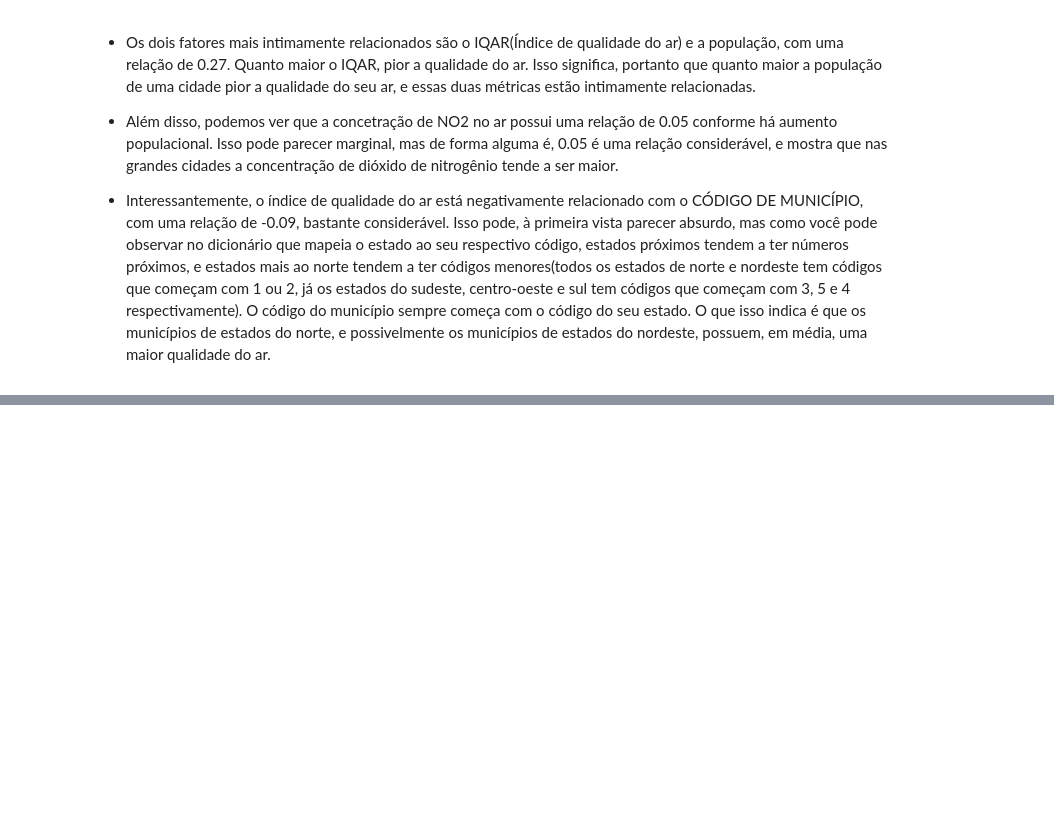
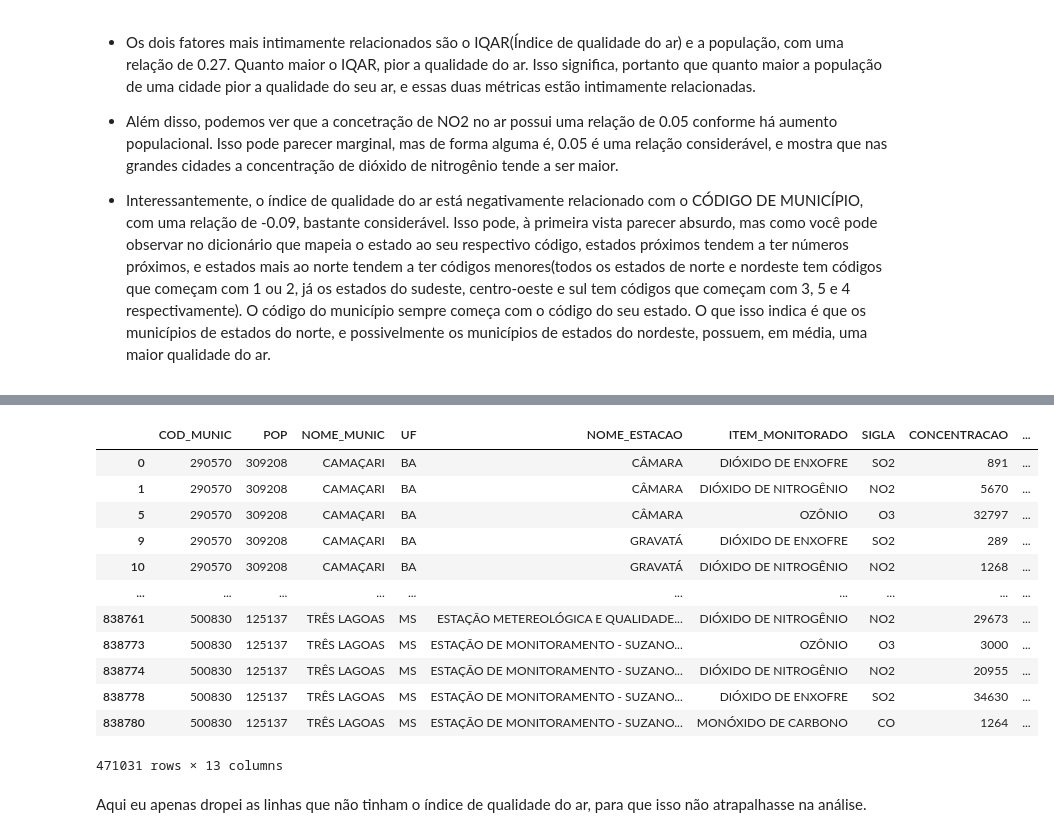
Before and after one commit to GiorussoP/TP2-BD-UFMG, a Jupyter notebook: analise1.ipynb, the cells around one changed output, grey strips where cells are left out. Saved outputs shown, nothing was run; the diff lists cells and outputs as text; code cells hidden in the pictures; blank space fills up the shorter version.

Commit message:
Versão final do notebook de análises do RAFAEL

```diff
--- a/analise1.ipynb
+++ b/analise1.ipynb
@@ -323,0 +370,19 @@ Essa matriz de correlação pode ser interpretada da seguinte forma: Quanto mais
+# %%
+qualidade_municipio_pop_teste = qualidade_municipio_pop.dropna(subset=['IQAR'])
+qualidade_municipio_pop_teste
+# %% [output]
+|  | COD_MUNIC | POP | NOME_MUNIC | UF | NOME_ESTACAO | ITEM_MONITORADO | SIGLA | CONCENTRACAO | ... |
+| 0 | 290570 | 309208 | CAMAÇARI | BA | CÂMARA | DIÓXIDO DE ENXOFRE | SO2 | 891 | ... |
+| 1 | 290570 | 309208 | CAMAÇARI | BA | CÂMARA | DIÓXIDO DE NITROGÊNIO | NO2 | 5670 | ... |
+| 5 | 290570 | 309208 | CAMAÇARI | BA | CÂMARA | OZÔNIO | O3 | 32797 | ... |
+| 9 | 290570 | 309208 | CAMAÇARI | BA | GRAVATÁ | DIÓXIDO DE ENXOFRE | SO2 | 289 | ... |
+| 10 | 290570 | 309208 | CAMAÇARI | BA | GRAVATÁ | DIÓXIDO DE NITROGÊNIO | NO2 | 1268 | ... |
+| ... | ... | ... | ... | ... | ... | ... | ... | ... | ... |
+| 838761 | 500830 | 125137 | TRÊS LAGOAS | MS | ESTAÇÃO METEREOLÓGICA E QUALIDADE... | DIÓXIDO DE NITROGÊNIO | NO2 | 29673 | ... |
+| 838773 | 500830 | 125137 | TRÊS LAGOAS | MS | ESTAÇÃO DE MONITORAMENTO - SUZANO... | OZÔNIO | O3 | 3000 | ... |
+| 838774 | 500830 | 125137 | TRÊS LAGOAS | MS | ESTAÇÃO DE MONITORAMENTO - SUZANO... | DIÓXIDO DE NITROGÊNIO | NO2 | 20955 | ... |
+| 838778 | 500830 | 125137 | TRÊS LAGOAS | MS | ESTAÇÃO DE MONITORAMENTO - SUZANO... | DIÓXIDO DE ENXOFRE | SO2 | 34630 | ... |
+| 838780 | 500830 | 125137 | TRÊS LAGOAS | MS | ESTAÇÃO DE MONITORAMENTO - SUZANO... | MONÓXIDO DE CARBONO | CO | 1264 | ... |
+471031 rows × 13 columns
+# %% [markdown]
+Aqui eu apenas dropei as linhas que não tinham o índice de qualidade do ar, para que isso não atrapalhasse na análise.
```
Also changed, not shown: parts of 18 cells of this notebook.
